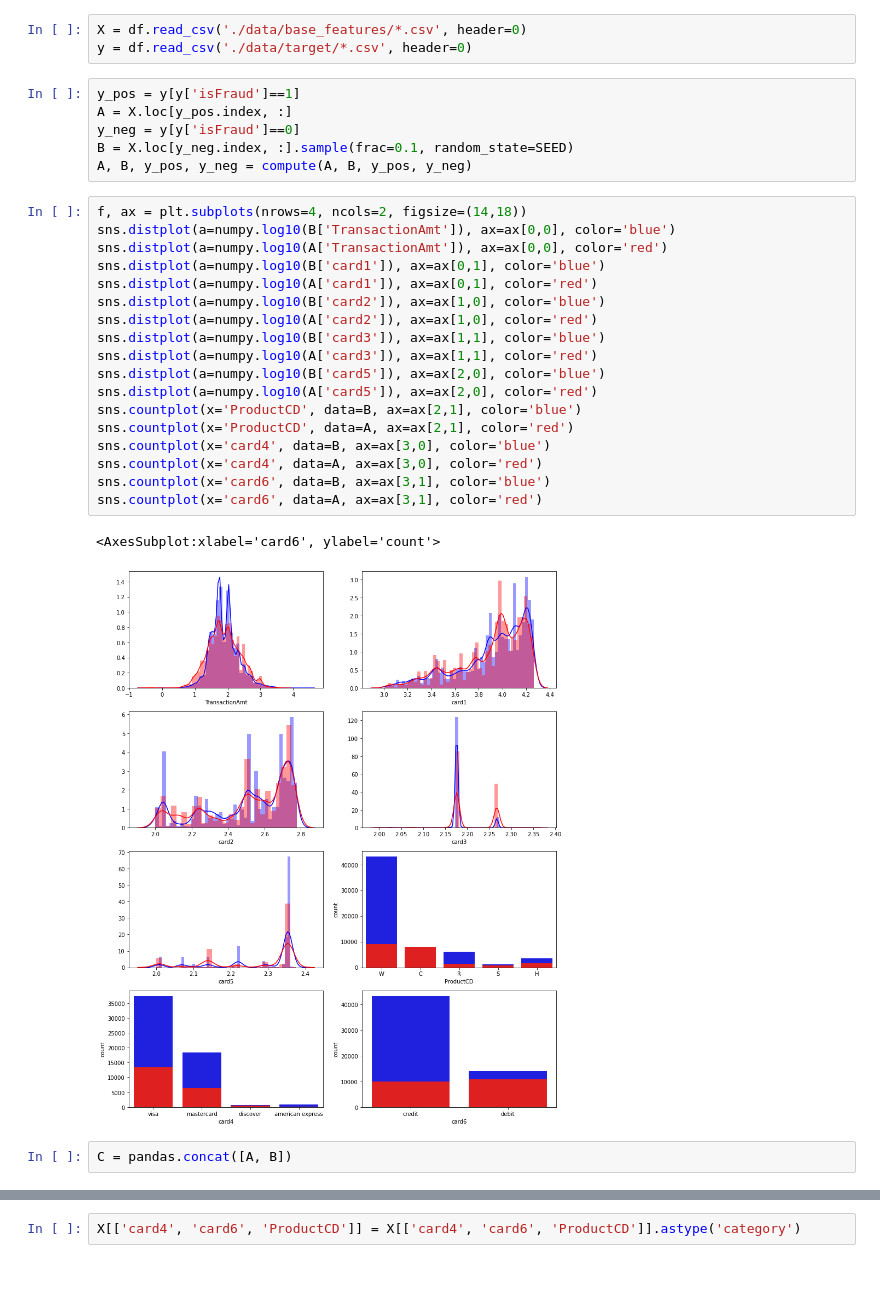
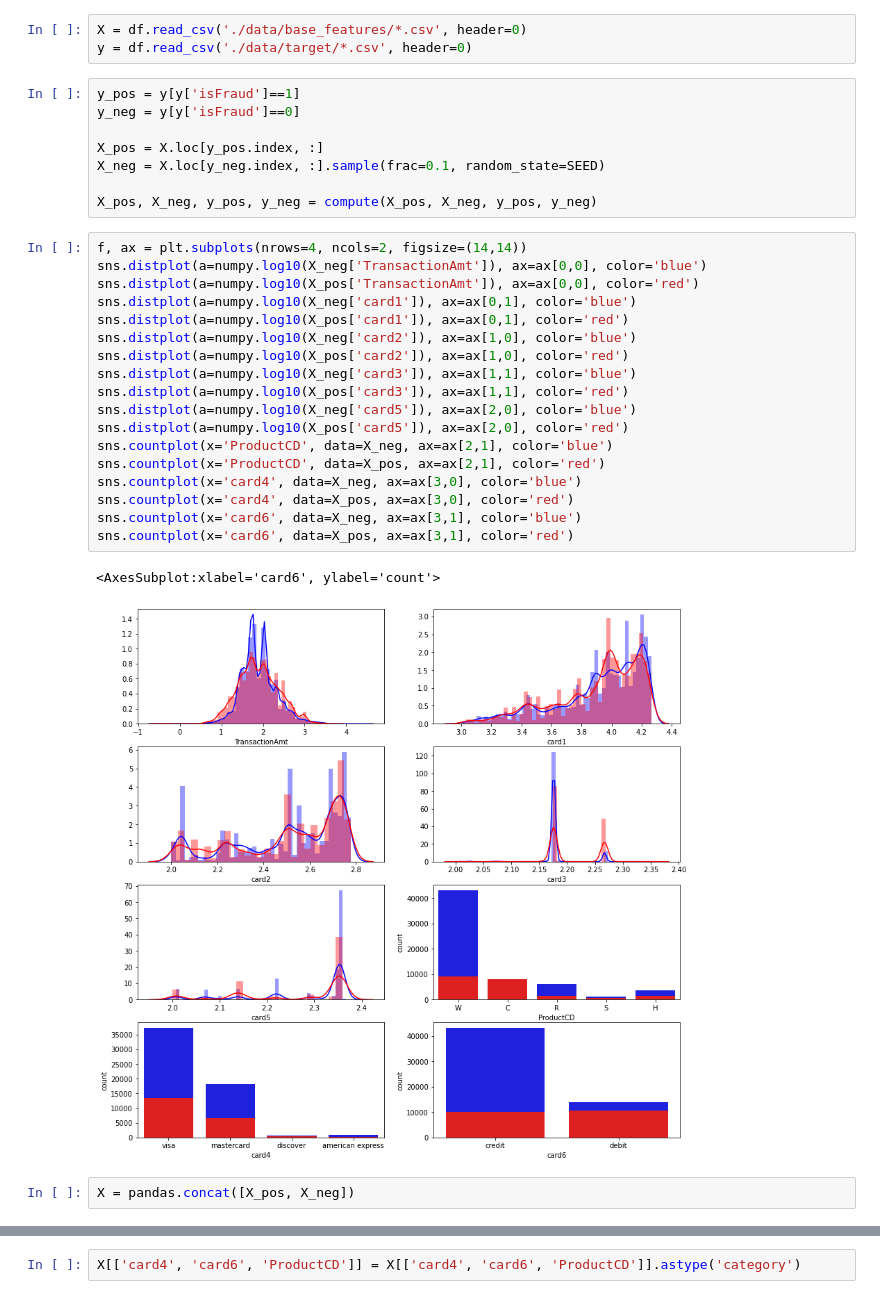
Before and after one commit to VladimirIsakov91/IEEE-CISFraudDetection, a Jupyter notebook: IEEE-CISFraudDetection.ipynb, the cells around one changed output, grey strips where cells are left out. Drawn from its saved outputs; the diff is of its cells as text.

```diff
--- a/IEEE-CISFraudDetection.ipynb
+++ b/IEEE-CISFraudDetection.ipynb
@@ -131,31 +135,33 @@ X = df.read_csv('./data/base_features/*.csv', header=0)
 y = df.read_csv('./data/target/*.csv', header=0)
 # %%
 y_pos = y[y['isFraud']==1]
-A = X.loc[y_pos.index, :]
 y_neg = y[y['isFraud']==0]
-B = X.loc[y_neg.index, :].sample(frac=0.1, random_state=SEED)
-A, B, y_pos, y_neg = compute(A, B, y_pos, y_neg)
+
+X_pos = X.loc[y_pos.index, :]
+X_neg = X.loc[y_neg.index, :].sample(frac=0.1, random_state=SEED)
+
+X_pos, X_neg, y_pos, y_neg = compute(X_pos, X_neg, y_pos, y_neg)
 # %%
-f, ax = plt.subplots(nrows=4, ncols=2, figsize=(14,18))
-sns.distplot(a=numpy.log10(B['TransactionAmt']), ax=ax[0,0], color='blue')
-sns.distplot(a=numpy.log10(A['TransactionAmt']), ax=ax[0,0], color='red')
-sns.distplot(a=numpy.log10(B['card1']), ax=ax[0,1], color='blue')
-sns.distplot(a=numpy.log10(A['card1']), ax=ax[0,1], color='red')
-sns.distplot(a=numpy.log10(B['card2']), ax=ax[1,0], color='blue')
-sns.distplot(a=numpy.log10(A['card2']), ax=ax[1,0], color='red')
-sns.distplot(a=numpy.log10(B['card3']), ax=ax[1,1], color='blue')
-sns.distplot(a=numpy.log10(A['card3']), ax=ax[1,1], color='red')
-sns.distplot(a=numpy.log10(B['card5']), ax=ax[2,0], color='blue')
-sns.distplot(a=numpy.log10(A['card5']), ax=ax[2,0], color='red')
-sns.countplot(x='ProductCD', data=B, ax=ax[2,1], color='blue')
-sns.countplot(x='ProductCD', data=A, ax=ax[2,1], color='red')
-sns.countplot(x='card4', data=B, ax=ax[3,0], color='blue')
-sns.countplot(x='card4', data=A, ax=ax[3,0], color='red')
-sns.countplot(x='card6', data=B, ax=ax[3,1], color='blue')
-sns.countplot(x='card6', data=A, ax=ax[3,1], color='red')
+f, ax = plt.subplots(nrows=4, ncols=2, figsize=(14,14))
+sns.distplot(a=numpy.log10(X_neg['TransactionAmt']), ax=ax[0,0], color='blue')
+sns.distplot(a=numpy.log10(X_pos['TransactionAmt']), ax=ax[0,0], color='red')
+sns.distplot(a=numpy.log10(X_neg['card1']), ax=ax[0,1], color='blue')
+sns.distplot(a=numpy.log10(X_pos['card1']), ax=ax[0,1], color='red')
+sns.distplot(a=numpy.log10(X_neg['card2']), ax=ax[1,0], color='blue')
+sns.distplot(a=numpy.log10(X_pos['card2']), ax=ax[1,0], color='red')
+sns.distplot(a=numpy.log10(X_neg['card3']), ax=ax[1,1], color='blue')
+sns.distplot(a=numpy.log10(X_pos['card3']), ax=ax[1,1], color='red')
+sns.distplot(a=numpy.log10(X_neg['card5']), ax=ax[2,0], color='blue')
+sns.distplot(a=numpy.log10(X_pos['card5']), ax=ax[2,0], color='red')
+sns.countplot(x='ProductCD', data=X_neg, ax=ax[2,1], color='blue')
+sns.countplot(x='ProductCD', data=X_pos, ax=ax[2,1], color='red')
+sns.countplot(x='card4', data=X_neg, ax=ax[3,0], color='blue')
+sns.countplot(x='card4', data=X_pos, ax=ax[3,0], color='red')
+sns.countplot(x='card6', data=X_neg, ax=ax[3,1], color='blue')
+sns.countplot(x='card6', data=X_pos, ax=ax[3,1], color='red')
 # %% [output]
 <AxesSubplot:xlabel='card6', ylabel='count'>
-[figure, old version]
+[figure, new version]
-# %%
-C = pandas.concat([A, B])
+# %%
+X = pandas.concat([X_pos, X_neg])
 # %%
```
Also changed, not shown: parts of 16 cells of this notebook.
